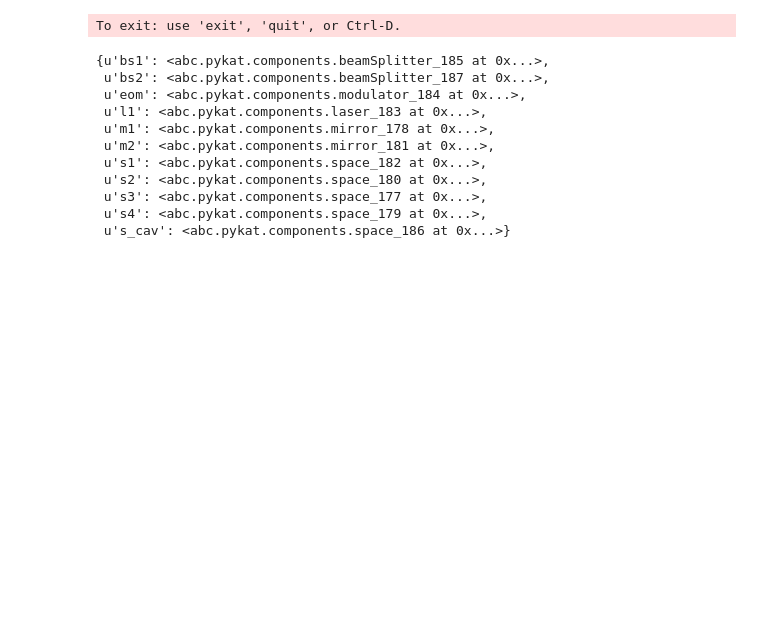
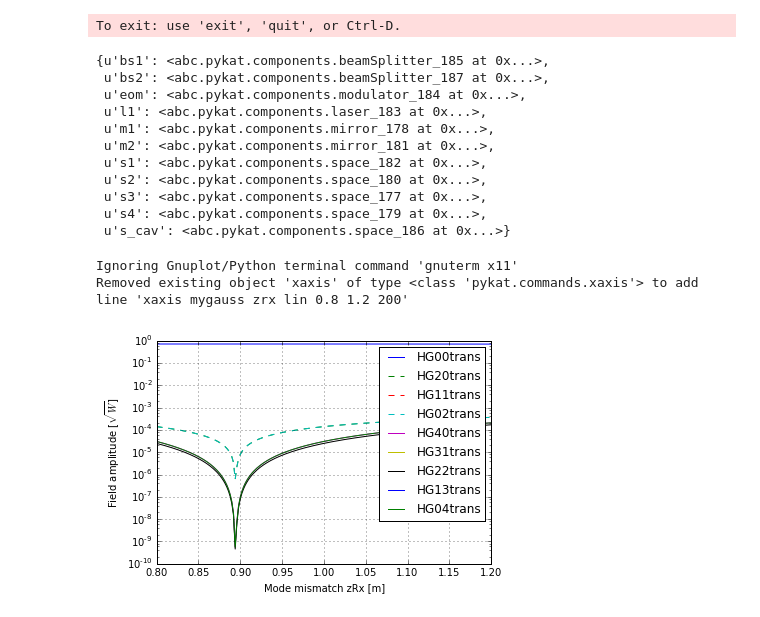
Before and after one commit to pfulda/finesse_examples, a Jupyter notebook: FPcav_bullseye/bullseye_pykat.ipynb, the cells around one changed output. Cells and saved outputs as stored; diff of their text form; code cells hidden in the pictures; blank space fills up the shorter version.

Commit message:
checking cavity transmitted higher-order mode filed amplitudes. Discovered that fourth order modes were degenerate with fundamental mode by accident. Recommend changing m2 RoC to 1.8m.

```diff
--- a/FPcav_bullseye/bullseye_pykat.ipynb
+++ b/FPcav_bullseye/bullseye_pykat.ipynb
@@ -90,3 +90,57 @@ kat.components
  u's3': <abc.pykat.components.space_177 at 0x...>,
  u's4': <abc.pykat.components.space_179 at 0x...>,
  u's_cav': <abc.pykat.components.space_186 at 0x...>}
+# %%
+basekat = pykat.finesse.kat() #create a new kat object
+katfilename = 'Bullseye.kat'
+basekat.loadKatFile(katfilename)
+basekat.verbose=False
+
+
+kat=basekat.deepcopy()
+kat.m2.Rc = 1.8
+#kat.m1.T=1
+#kat.m1.R=0
+#kat.m2.T=1
+#kat.m2.R=0
+
+kat.parseCommands("""
+    ad HG00trans 0 0 0 n9
+    ad HG20trans 2 0 0 n9
+    ad HG02trans 0 2 0 n9
+    ad HG11trans 1 1 0 n9
+    ad HG40trans 4 0 0 n9
+    ad HG31trans 3 1 0 n9
+    ad HG22trans 2 2 0 n9
+    ad HG13trans 1 3 0 n9
+    ad HG04trans 0 4 0 n9
+    """)
+
+kat.parseCommands("""
+    gauss mygauss m1 n6 581.96367u 0
+    xaxis mygauss zrx lin 0.8 1.2 200
+    put mygauss zry $x1""")
+
+out=kat.run()
+# %% [output]
+Ignoring Gnuplot/Python terminal command 'gnuterm x11'
+Removed existing object 'xaxis' of type <class 'pykat.commands.xaxis'> to add line 'xaxis mygauss zrx lin 0.8 1.2 200'
+# %%
+pl.figure()
+pl.semilogy(out.x,out["HG00trans"],label="HG00trans")
+pl.semilogy(out.x,out["HG20trans"],'--',label="HG20trans")
+pl.semilogy(out.x,out["HG11trans"],'--',label="HG11trans")
+pl.semilogy(out.x,out["HG02trans"],'--',label="HG02trans")
+pl.semilogy(out.x,out["HG40trans"],label="HG40trans")
+pl.semilogy(out.x,out["HG31trans"],label="HG31trans")
+pl.semilogy(out.x,out["HG22trans"],label="HG22trans")
+pl.semilogy(out.x,out["HG13trans"],label="HG13trans")
+pl.semilogy(out.x,out["HG04trans"],label="HG04trans")
+pl.legend()
+pl.grid()
+pl.xlabel('Mode mismatch zRx [m]')
+pl.ylabel('Field amplitude [$\sqrt{W}$]')
+pl.savefig('trans_amps_cavon_rcis1pt8.pdf')
+#for det in kat.get
+# %% [output]
+[figure, added]
```
Also changed, not shown: parts of 2 cells of this notebook, 4 other files.
